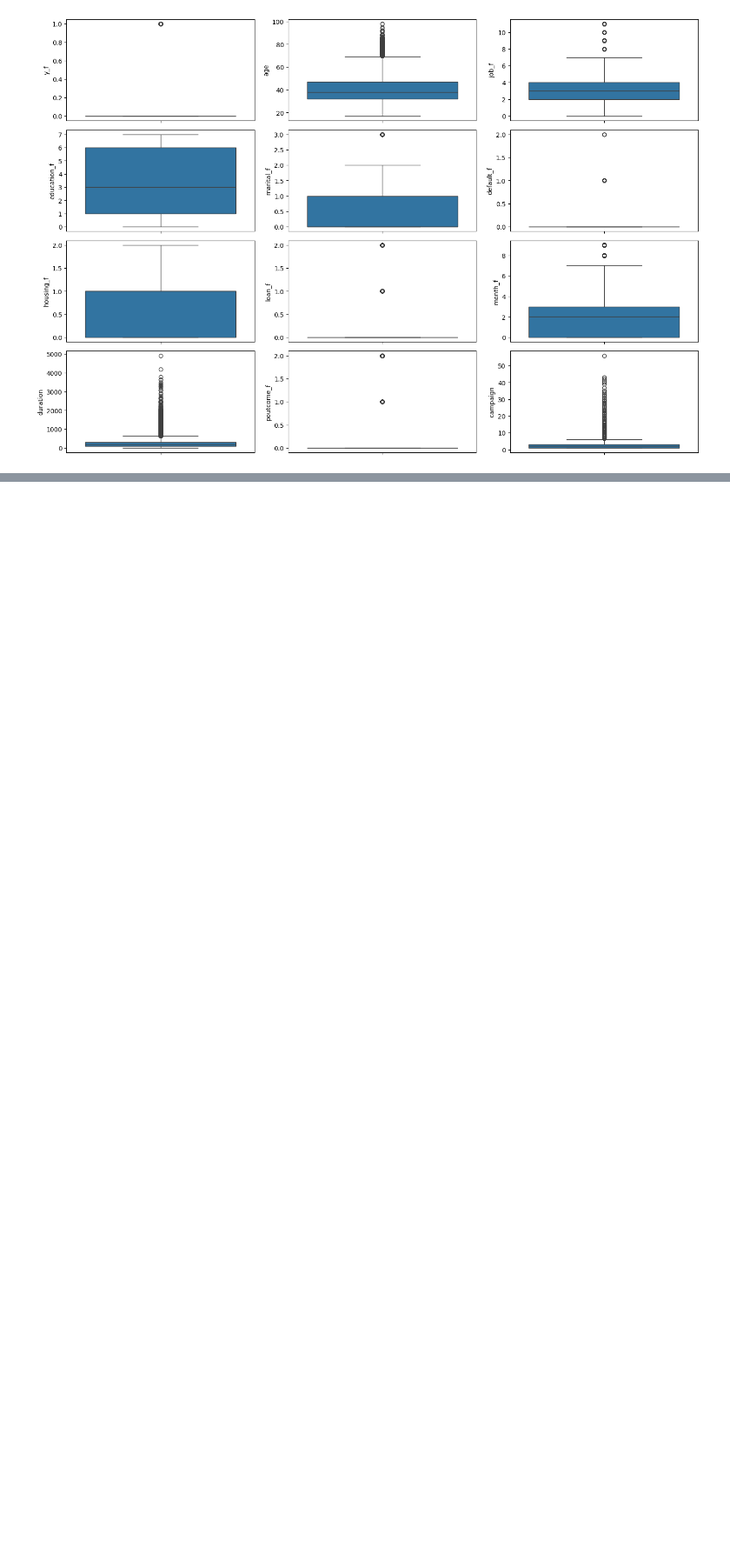
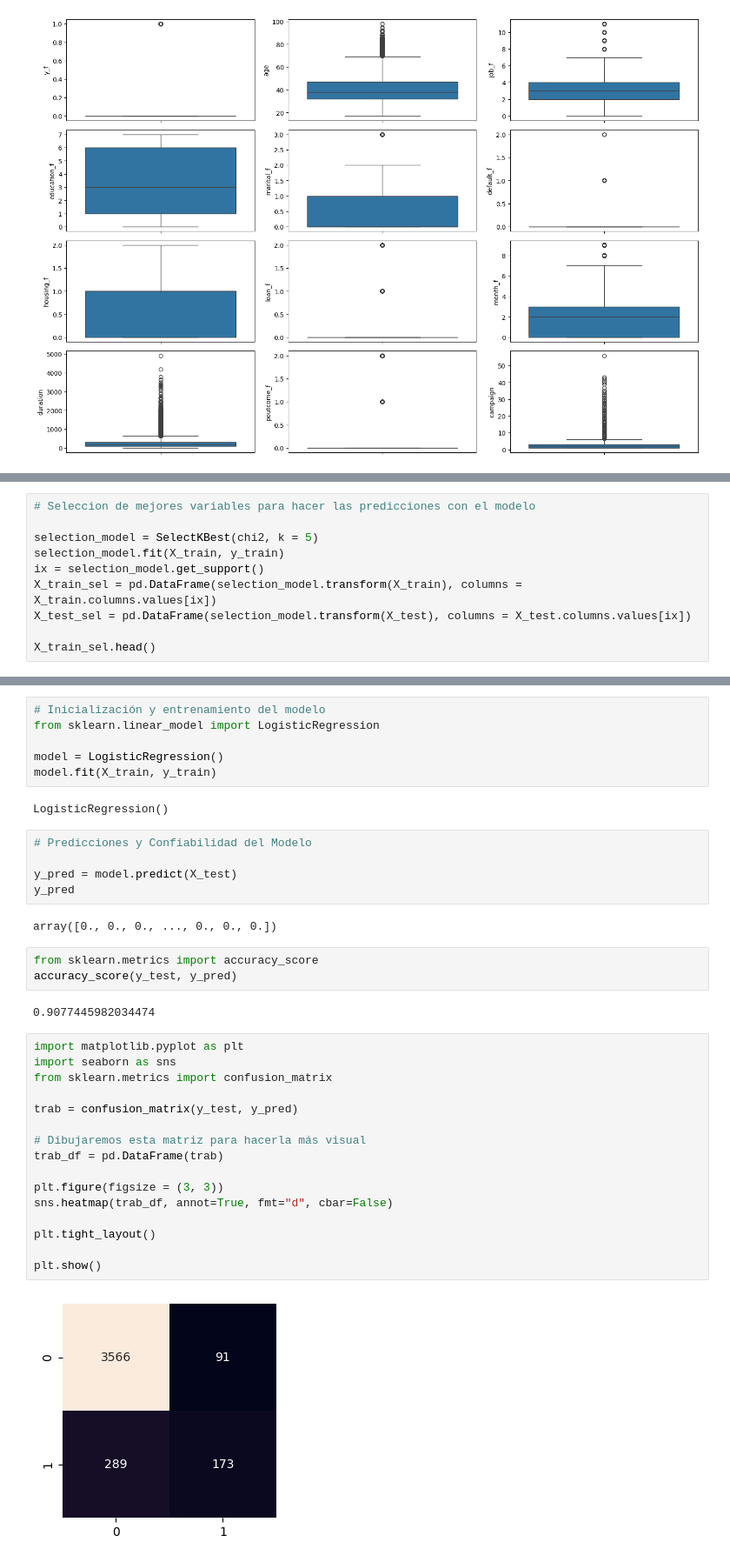
Before and after one commit to amalia1501/Ejercicio-y-Tutorial-de-Regresion-Logistica, a Jupyter notebook: src/explore.ipynb, the cells around one changed output, grey strips where cells are left out. Shown at 87% size. Cells and saved outputs as stored; diff of their text form; blank space fills up the shorter version.

```diff
--- a/src/explore.ipynb
+++ b/src/explore.ipynb
@@ -274,0 +320,10 @@ X_train.head()
+# %%
+# Seleccion de mejores variables para hacer las predicciones con el modelo
+
+selection_model = SelectKBest(chi2, k = 5)
+selection_model.fit(X_train, y_train)
+ix = selection_model.get_support()
+X_train_sel = pd.DataFrame(selection_model.transform(X_train), columns = X_train.columns.values[ix])
+X_test_sel = pd.DataFrame(selection_model.transform(X_test), columns = X_test.columns.values[ix])
+
+X_train_sel.head()
@@ -274,0 +351,38 @@ X_train.head()
+# %%
+# Inicialización y entrenamiento del modelo
+from sklearn.linear_model import LogisticRegression
+
+model = LogisticRegression()
+model.fit(X_train, y_train)
+# %% [output]
+LogisticRegression()
+# %%
+# Predicciones y Confiabilidad del Modelo
+
+y_pred = model.predict(X_test)
+y_pred
+# %% [output]
+array([0., 0., 0., ..., 0., 0., 0.])
+# %%
+from sklearn.metrics import accuracy_score
+accuracy_score(y_test, y_pred)
+# %% [output]
+0.9077445982034474
+# %%
+import matplotlib.pyplot as plt
+import seaborn as sns
+from sklearn.metrics import confusion_matrix
+
+trab = confusion_matrix(y_test, y_pred)
+
+# Dibujaremos esta matriz para hacerla más visual
+trab_df = pd.DataFrame(trab)
+
+plt.figure(figsize = (3, 3))
+sns.heatmap(trab_df, annot=True, fmt="d", cbar=False)
+
+plt.tight_layout()
+
+plt.show()
+# %% [output]
+[figure, added]
```
Also changed, not shown: parts of 26 cells of this notebook, 2 other files.
